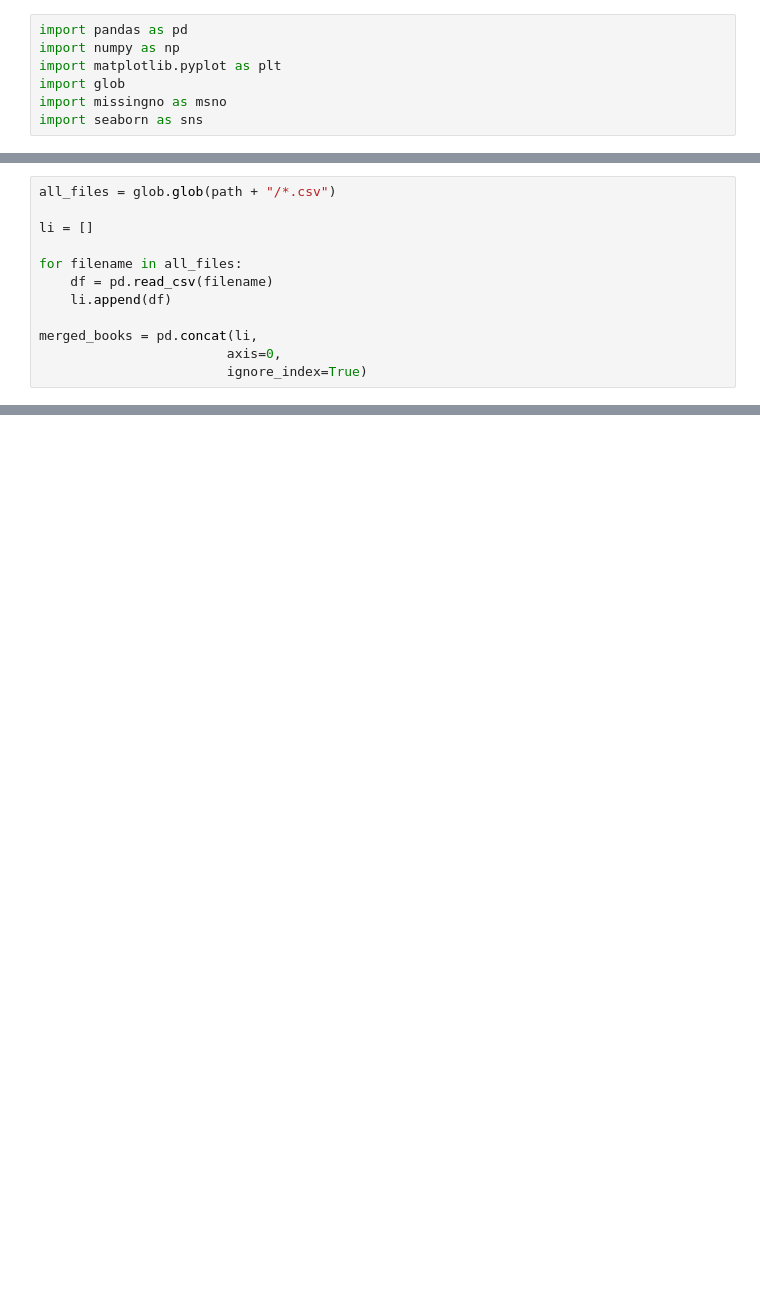
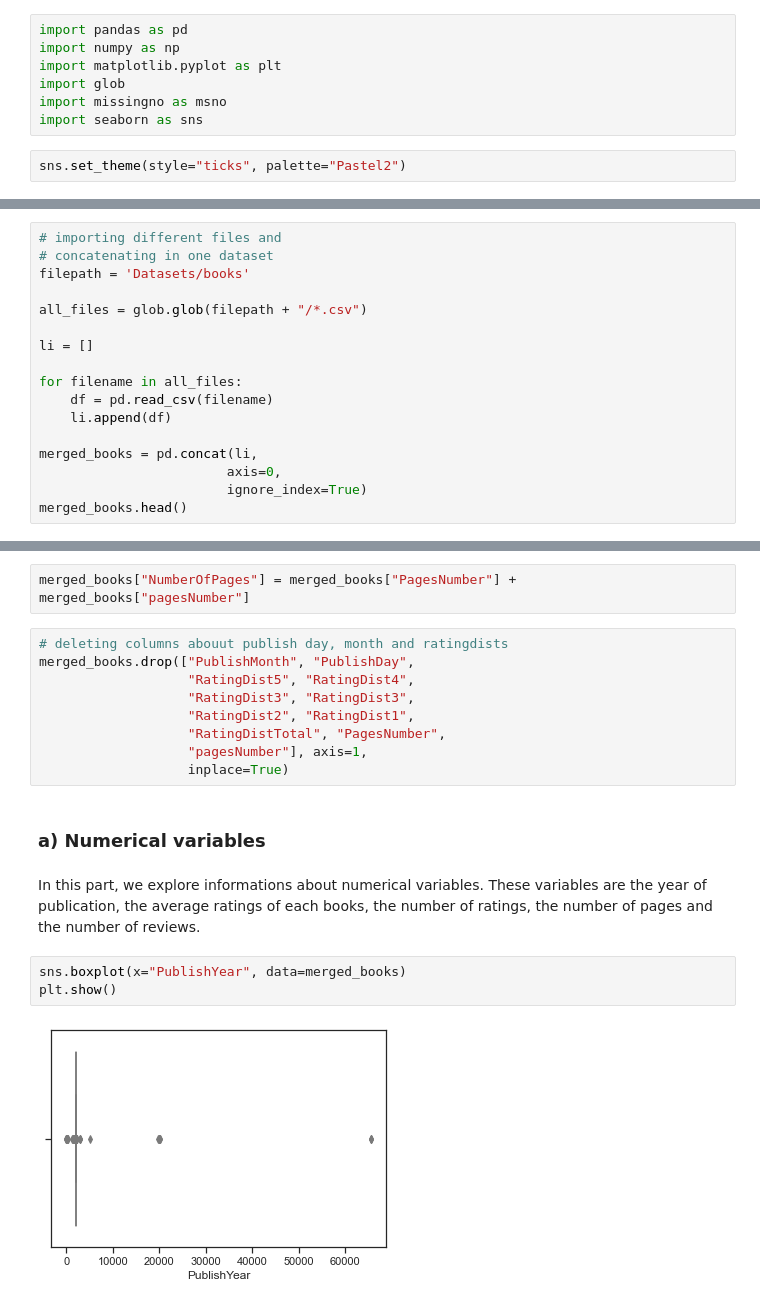
Before and after one commit to cecilegltslmcs/recommender_sys_books, a Jupyter notebook: P7_01_notebookcleaning.ipynb, the cells around one changed output, grey strips where cells are left out. Drawn from its saved outputs; the diff is of its cells as text; blank space fills up the shorter version.

Commit message:
adding graphs of numerical variables

```diff
--- a/P7_01_notebookcleaning.ipynb
+++ b/P7_01_notebookcleaning.ipynb
@@ -7,4 +7,6 @@ import matplotlib.pyplot as plt
 import glob
 import missingno as msno
 import seaborn as sns
+# %%
+sns.set_theme(style="ticks", palette="Pastel2")
 # %% [markdown]
@@ -14,5 +14,9 @@ path = 'Datasets/books'
 # %%
-all_files = glob.glob(path + "/*.csv")
+# importing different files and
+# concatenating in one dataset
+filepath = 'Datasets/books'
+
+all_files = glob.glob(filepath + "/*.csv")
 
 li = []
 
@@ -23,3 +27,4 @@ for filename in all_files:
 merged_books = pd.concat(li,
                         axis=0,
                         ignore_index=True)
+merged_books.head()
@@ -40,0 +45,20 @@ msno.matrix(merged_books)
+# %%
+merged_books["NumberOfPages"] = merged_books["PagesNumber"] + merged_books["pagesNumber"]
+# %%
+# deleting columns abouut publish day, month and ratingdists
+merged_books.drop(["PublishMonth", "PublishDay",
+                   "RatingDist5", "RatingDist4",
+                   "RatingDist3", "RatingDist3",
+                   "RatingDist2", "RatingDist1",
+                   "RatingDistTotal", "PagesNumber",
+                   "pagesNumber"], axis=1,
+                   inplace=True)
+# %% [markdown]
+### a) Numerical variables
+# %% [markdown]
+In this part, we explore informations about numerical variables. These variables are the year of publication, the average ratings of each books, the number of ratings, the number of pages and the number of reviews.
+# %%
+sns.boxplot(x="PublishYear", data=merged_books)
+plt.show()
+# %% [output]
+[figure, added]
```
Also changed, not shown: parts of 12 cells of this notebook.
